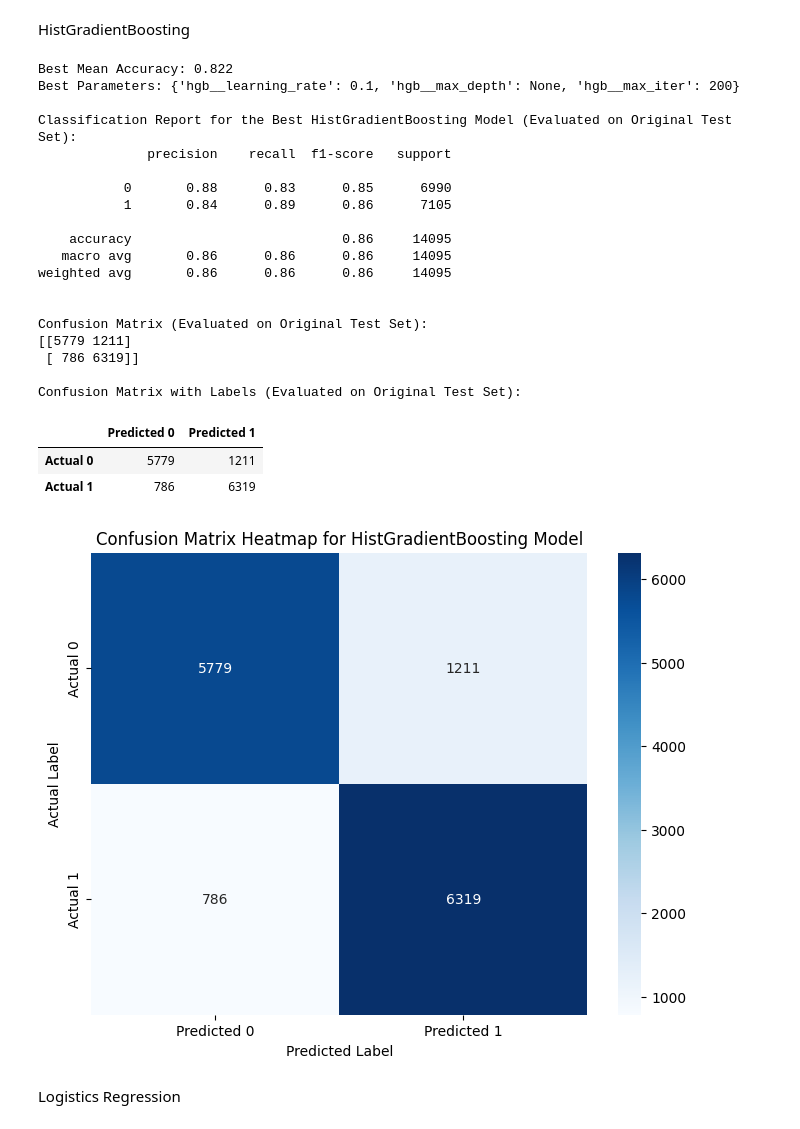
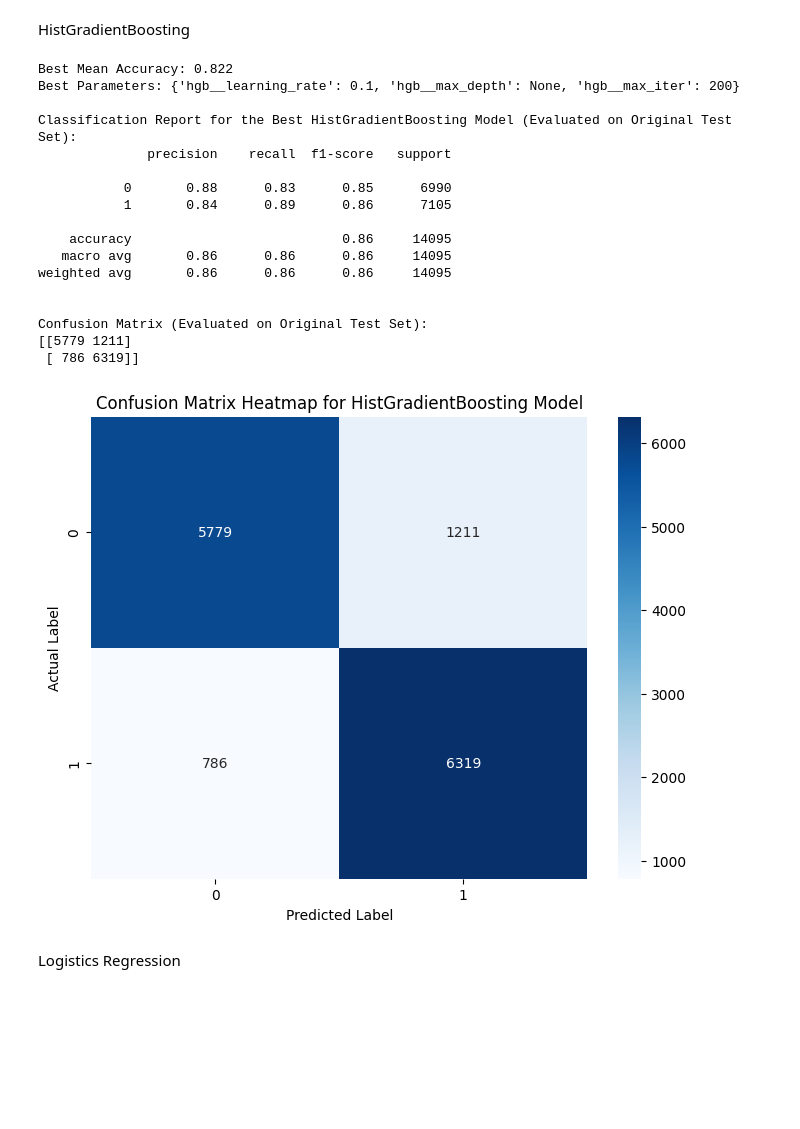
Before and after one commit to malejavanegas0/Proyecto, a Jupyter notebook: Proyecto_II.ipynb, the cells around one changed output. Drawn from its saved outputs; the diff is of its cells as text; code cells hidden in the pictures; blank space fills up the shorter version.

```diff
--- a/Proyecto_II.ipynb
+++ b/Proyecto_II.ipynb
@@ -916,45 +878,31 @@ import matplotlib.pyplot as plt
 import seaborn as sns
 import pandas as pd
 
-# Define the pipeline
-# Train on the SMOTE-resampled data (X_resampled, y_resampled)
 pipeline_svm = Pipeline([
-    ('svm', LinearSVC(random_state=42, dual=False)) # Using LinearSVC for linear kernel, dual=False for efficiency with many samples
+    ('scaler', StandardScaler()),
+    ('svm', LinearSVC(random_state=42, dual=False))
 ])
 
-# Define the parameter grid for GridSearchCV
-# Using simpler parameters for LinearSVC
 param_grid_svm = {
-    'svm__C': [0.1, 1, 10] # Regularization parameter
+    'svm__C': [0.1, 1, 10]
 }
 
-# Define the evaluation method
-# Using the same reduced splits and repeats for faster execution
 cv_svm = RepeatedStratifiedKFold(n_splits=3, n_repeats=2, random_state=42)
 
-# Define the grid search
 grid_search_svm = GridSearchCV(pipeline_svm, param_grid_svm, cv=cv_svm, scoring='accuracy', n_jobs=-1)
 
-# Perform the search (using the full resampled data for simplicity in this example)
 grid_search_svm.fit(X_resampled, y_resampled)
 
-# Summarize the best results
 print('Best Mean Accuracy: %.3f' % grid_search_svm.best_score_)
 print('Best Parameters: %s' % grid_search_svm.best_params_)
 
-# --- Evaluation on Original Test Set ---
-
-# Get the best model from the grid search (trained on X_resampled, y_resampled)
 best_svm_model = grid_search_svm.best_estimator_
 
-# Predict on the original test data (X_test, y_test)
 y_pred_best_svm_original_test = best_svm_model.predict(X_test)
 
-# Print the classification report
 print("\nClassification Report for the Best SVM Linear Model (Evaluated on Original Test Set):")
 print(classification_report(y_test, y_pred_best_svm_original_test))
 
-# Calculate and print the confusion matrix
 conf_matrix_svm_original_test = confusion_matrix(y_test, y_pred_best_svm_original_test)
 
 # Plot the heatmap
@@ -990,87 +938,64 @@ import matplotlib.pyplot as plt
 import seaborn as sns
 import pandas as pd
 
-# Define the pipeline
-# Train on the SMOTE-resampled data (X_resampled, y_resampled)
 pipeline_hgb = Pipeline([
+    ('scaler', StandardScaler()),
     ('hgb', HistGradientBoostingClassifier(random_state=42))
 ])
 
-# Define the parameter grid for GridSearchCV
-# Using a reduced parameter grid for faster execution
 param_grid_hgb = {
-    'hgb__max_iter': [100, 200], # Number of boosting iterations
-    'hgb__max_depth': [None, 10], # Maximum depth of the individual trees
-    'hgb__learning_rate': [0.1, 0.01] # Step size shrinkage
+    'hgb__max_iter': [100, 200],
+    'hgb__max_depth': [None, 10],
+    'hgb__learning_rate': [0.1, 0.01]
 }
 
-# Define the evaluation method
-# Using the same reduced splits and repeats for faster execution
 cv_hgb = RepeatedStratifiedKFold(n_splits=3, n_repeats=2, random_state=42)
 
-# Define the grid search
 grid_search_hgb = GridSearchCV(pipeline_hgb, param_grid_hgb, cv=cv_hgb, scoring='accuracy', n_jobs=-1)
 
-# Perform the search (using the full resampled data for simplicity in this example)
 grid_search_hgb.fit(X_resampled, y_resampled)
 
-# Summarize the best results
 print('Best Mean Accuracy: %.3f' % grid_search_hgb.best_score_)
 print('Best Parameters: %s' % grid_search_hgb.best_params_)
 
-# --- Evaluation on Original Test Set ---
-
-# Get the best model from the grid search (trained on X_resampled, y_resampled)
 best_hgb_model = grid_search_hgb.best_estimator_
 
-# Predict on the original test data (X_test, y_test)
 y_pred_best_hgb_original_test = best_hgb_model.predict(X_test)
 
-# Print the classification report
 print("\nClassification Report for the Best HistGradientBoosting Model (Evaluated on Original Test Set):")
 print(classification_report(y_test, y_pred_best_hgb_original_test))
 
 # Calculate and print the confusion matrix
 conf_matrix_hgb_original_test = confusion_matrix(y_test, y_pred_best_hgb_original_test)
 print("\nConfusion Matrix (Evaluated on Original Test Set):")
 print(conf_matrix_hgb_original_test)
 
-# Display confusion matrix with labels
-conf_matrix_df_hgb_original_test = pd.DataFrame(conf_matrix_hgb_original_test, index=['Actual 0', 'Actual 1'], columns=['Predicted 0', 'Predicted 1'])
-print("\nConfusion Matrix with Labels (Evaluated on Original Test Set):")
-display(conf_matrix_df_hgb_original_test)
-
 # Plot the heatmap
 plt.figure(figsize=(8, 6))
-sns.heatmap(conf_matrix_df_hgb_original_test, annot=True, fmt='d', cmap='Blues')
+sns.heatmap(conf_matrix_hgb_original_test, annot=True, fmt='d', cmap='Blues')
 plt.title('Confusion Matrix Heatmap for HistGradientBoosting Model')
 plt.xlabel('Predicted Label')
 plt.ylabel('Actual Label')
 plt.show()
 # %% [output]
 Best Mean Accuracy: 0.822
 Best Parameters: {'hgb__learning_rate': 0.1, 'hgb__max_depth': None, 'hgb__max_iter': 200}
 
 Classification Report for the Best HistGradientBoosting Model (Evaluated on Original Test Set):
               precision    recall  f1-score   support
 
            0       0.88      0.83      0.85      6990
            1       0.84      0.89      0.86      7105
 
     accuracy                           0.86     14095
    macro avg       0.86      0.86      0.86     14095
 weighted avg       0.86      0.86      0.86     14095
 
 
 Confusion Matrix (Evaluated on Original Test Set):
 [[5779 1211]
  [ 786 6319]]
-
-Confusion Matrix with Labels (Evaluated on Original Test Set):
-|  | Predicted 0 | Predicted 1 |
-| Actual 0 | 5779 | 1211 |
-| Actual 1 | 786 | 6319 |
-[figure, old version]
+[figure, new version]
 # %% [markdown]
 Logistics Regression
 # %%
```
Also changed, not shown: parts of 9 cells of this notebook.
